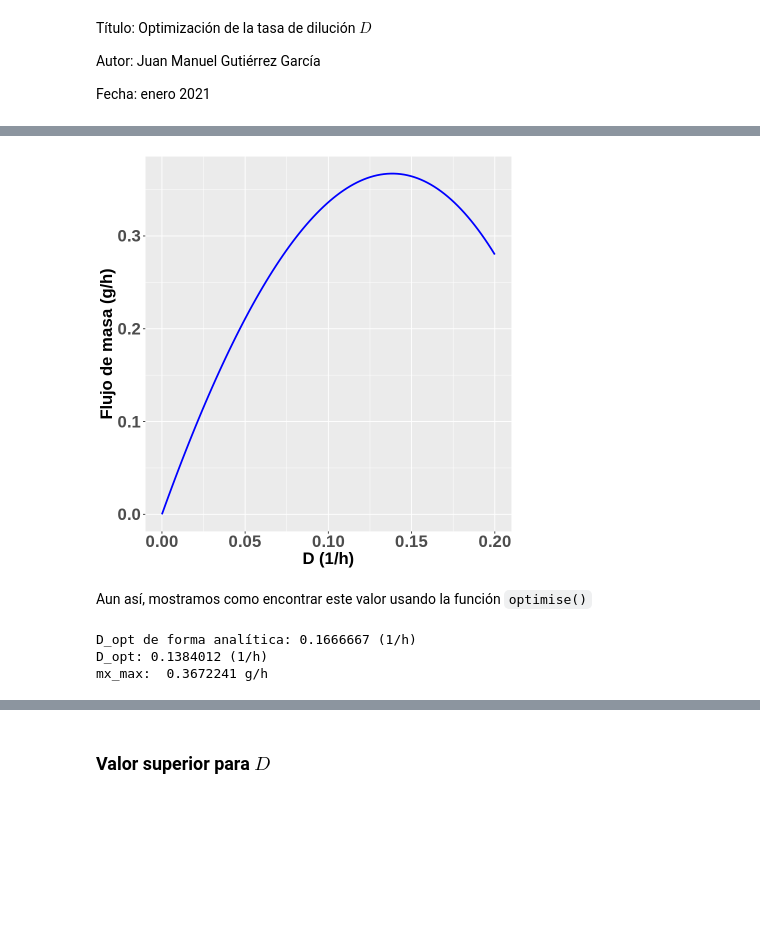
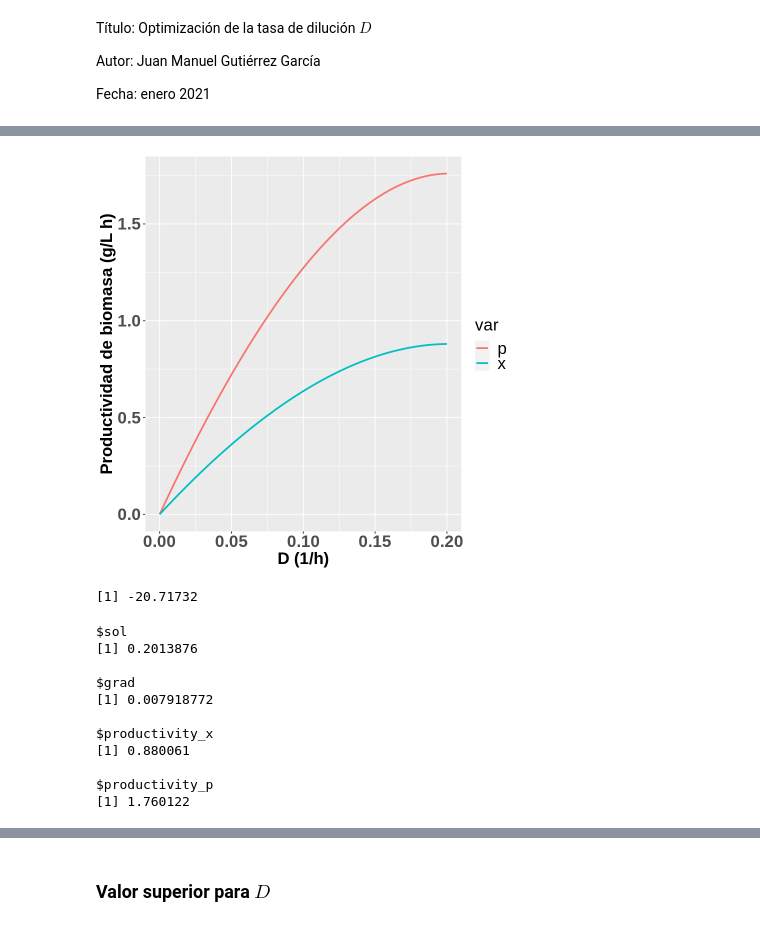
Before and after one commit to JuanM-GG/modelos-tesis, a Jupyter notebook: optimizacion_tasa_dilucion.ipynb, the cells around one changed output, grey strips where cells are left out. Cells and saved outputs as stored; diff of their text form; code cells hidden in the pictures; blank space fills up the shorter version.

```diff
--- a/optimizacion_tasa_dilucion.ipynb
+++ b/optimizacion_tasa_dilucion.ipynb
@@ -54,0 +50,15 @@ out <- data.frame(D = x, Gain = Gain)
+# %%
+# obtener productividad
+productivity <- productivity_func(x,p)
+# %%
+#@title función para generar datos con productividad
+get_data_productivity <- function(productivity) {
+    # guardar resultados
+    out <- data.frame(D = rep(x,2), productivity = c(productivity$productivity_x,
+                                    productivity$productivity_p),
+                                    var = rep(factor(c("x","p")), each = length(x)))
+    return(out)
+}
+# %%
+out <- get_data_productivity(productivity)
+head(out)
@@ -55,17 +75,21 @@ out <- data.frame(D = x, Gain = Gain)
 # %%
-#@title mostrar resultados
-ggplot(out, aes(x = D, y = Gain)) +
-  geom_line(lty = 1, lwd = 1, color = "blue") +
-  ylab("Flujo de masa (g/h)") +
-  xlab("D (1/h)") +
-  theme(
-        plot.title = element_text(size=22),
-        axis.text=element_text(size=20, face = "bold"),
-        axis.title=element_text(size=20,face="bold"),
-        legend.title = element_text(size=20),
-        legend.text = element_text(size=20))
+#@title función para graficas la productividad
+plot_productivity <- function(out) {
+    ggplot(out, aes(x = D, y = productivity, color = var)) +
+    geom_line(lty = 1, lwd = 1) +
+    ylab("Productividad de biomasa (g/L h)") +
+    xlab("D (1/h)") +
+    theme(
+            plot.title = element_text(size=22),
+            axis.text=element_text(size=20, face = "bold"),
+            axis.title=element_text(size=20,face="bold"),
+            legend.title = element_text(size=20),
+            legend.text = element_text(size=20))
+}
-# %% [output]
-[figure, removed]
+# %%
+plot_productivity(out)
+# %% [output]
+[figure, added]
 # %%
 #@title función para obtener D_opt para un conjunto de parametros
 D_opt <- function(p) {
@@ -76,5 +100,3 @@ D_opt <- function(p) {
         return(D_opt)
     })
 }
-# %% [markdown]
-Aun así, mostramos como encontrar este valor usando la función `optimise()`
@@ -89,12 +102,0 @@ gain2 <- function(x, p) {
-# %%
-# encontrar el máximo
-sol <- optimise(f = gain2, lower = 0,upper = 0.5, p = p)
-# resultado analítico
-cat("D_opt de forma analítica:", D_opt(p), "(1/h) \n")
-# resultado numérico
-cat("D_opt:", sol$minimum, "(1/h) \n")
-cat("mx_max: ", - sol$objective, "g/h")
-# %% [output]
-D_opt de forma analítica: 0.1666667 (1/h)
-D_opt: 0.1384012 (1/h)
-mx_max:  0.3672241 g/h
@@ -100,0 +111,4 @@ mx_max:  0.3672241 g/h
+# %%
+deriv_productivity_func(x = 0.43, p = p)
+# %% [output]
+[1] -20.71732
@@ -101 +132,16 @@ mx_max:  0.3672241 g/h
+# %%
+print(sol)
+print(productivity_opt)
+# %% [output]
+$sol
+[1] 0.2013876
+
+$grad
+[1] 0.007918772
+
+$productivity_x
+[1] 0.880061
+
+$productivity_p
+[1] 1.760122
 # %%
```
Also changed, not shown: parts of 78 cells of this notebook.
